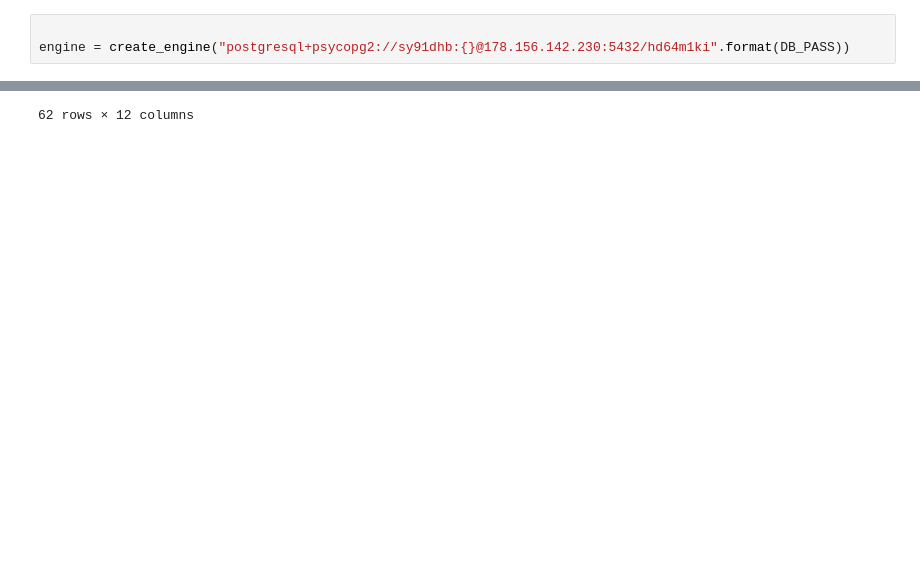
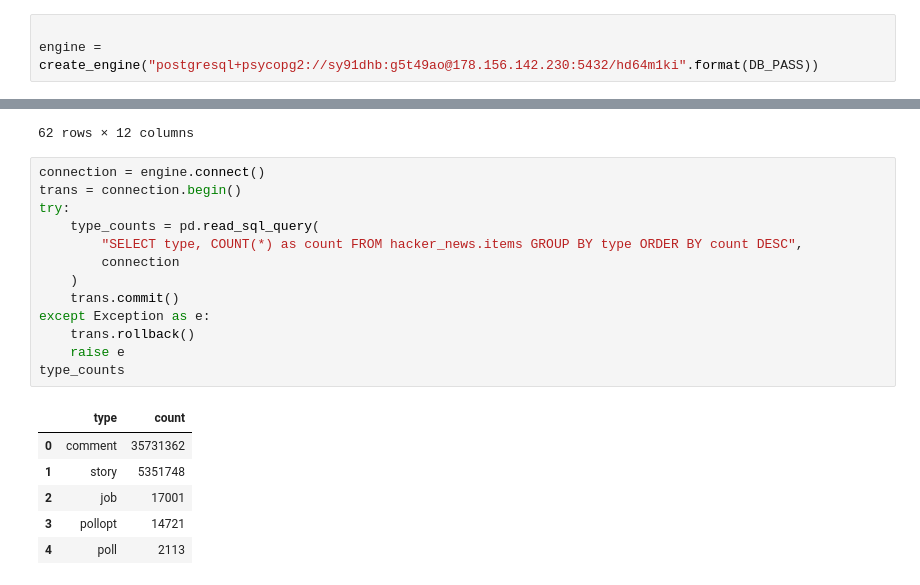
Before and after one commit to CovertSheeke/MLX8_W1_dropout-disco, a Jupyter notebook: Ethan/data-quality-check.ipynb, the cells around one changed output, grey strips where cells are left out. Drawn from its saved outputs; the diff is of its cells as text; blank space fills up the shorter version.

```diff
--- a/Ethan/data-quality-check.ipynb
+++ b/Ethan/data-quality-check.ipynb
@@ -28,7 +28,7 @@ Requirement already satisfied: six>=1.5 in /Users/ethanedwards/Library/Python/3.
 Note: you may need to restart the kernel to use updated packages.
 # %%
 
-engine = create_engine("postgresql+psycopg2://sy91dhb:{}@178.156.142.230:5432/hd64m1ki".format(DB_PASS))
+engine = create_engine("postgresql+psycopg2://sy91dhb:g5t49ao@178.156.142.230:5432/hd64m1ki".format(DB_PASS))
 # %%
 connection = engine.connect()
 df = pd.read_sql_query("SELECT * FROM information_schema.tables;", connection)
@@ -140,3 +154,23 @@ df_items_2006
 | 60 | 61 | None | story | goldfish | 2006-10-22 19:29:55 | None | NaN | None | http://www.nytimes.com/2006/10/22... | 2.0 | VCs Prefer to Fund Nearby Firms -... | ... |
 | 61 | 62 | None | story | pg | 2006-12-14 16:12:10 | None | NaN | None | http://rura.org/blog/2006/12/13/p... | 3.0 | Productivity Surges During Reddit... | ... |
 62 rows × 12 columns
+# %%
+connection = engine.connect()
+trans = connection.begin()
+try:
+    type_counts = pd.read_sql_query(
+        "SELECT type, COUNT(*) as count FROM hacker_news.items GROUP BY type ORDER BY count DESC",
+        connection
+    )
+    trans.commit()
+except Exception as e:
+    trans.rollback()
+    raise e
+type_counts
+# %% [output]
+|  | type | count |
+| 0 | comment | 35731362 |
+| 1 | story | 5351748 |
+| 2 | job | 17001 |
+| 3 | pollopt | 14721 |
+| 4 | poll | 2113 |
```
Also changed, not shown: parts of 1 cell of this notebook, 1 other file.
